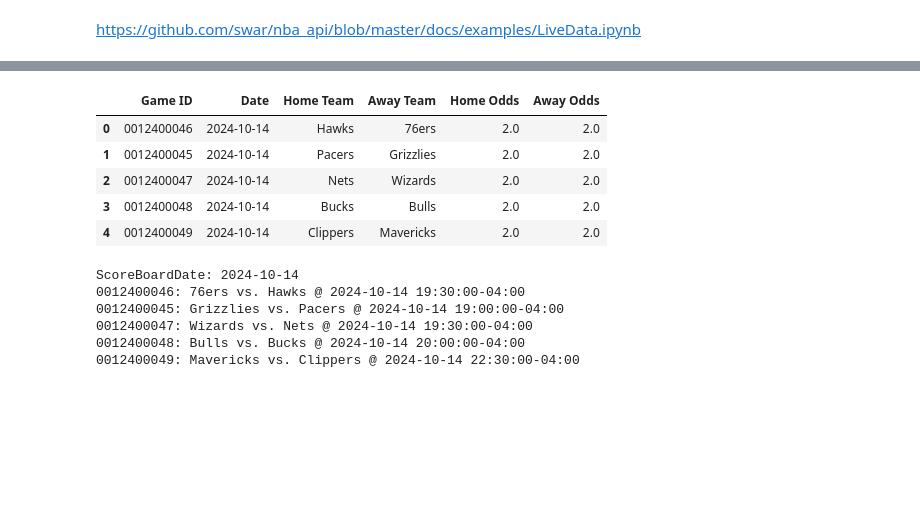
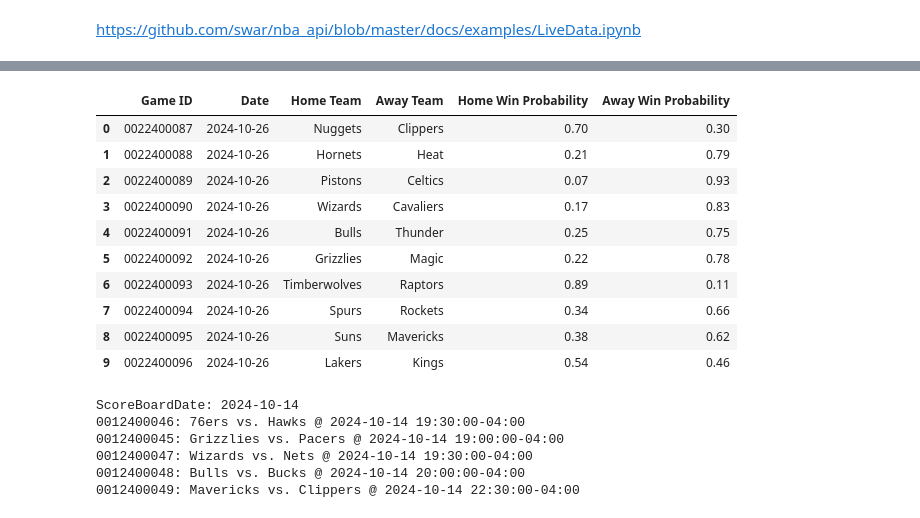
Before and after one commit to slevin48/NBA, a Jupyter notebook: notebook.ipynb, the cells around one changed output, grey strips where cells are left out. Saved outputs shown, nothing was run; the diff lists cells and outputs as text; code cells hidden in the pictures; blank space fills up the shorter version.

Commit message:
Calculate odds

```diff
--- a/notebook.ipynb
+++ b/notebook.ipynb
@@ -119,12 +92,60 @@ def get_today_games():
-# %%
-get_today_games()
-# %% [output]
-|  | Game ID | Date | Home Team | Away Team | Home Odds | Away Odds |
-| 0 | 0012400046 | 2024-10-14 | Hawks | 76ers | 2.0 | 2.0 |
-| 1 | 0012400045 | 2024-10-14 | Pacers | Grizzlies | 2.0 | 2.0 |
-| 2 | 0012400047 | 2024-10-14 | Nets | Wizards | 2.0 | 2.0 |
-| 3 | 0012400048 | 2024-10-14 | Bucks | Bulls | 2.0 | 2.0 |
-| 4 | 0012400049 | 2024-10-14 | Clippers | Mavericks | 2.0 | 2.0 |
+# %%
+import pandas as pd
+from nba_api.live.nba.endpoints import scoreboard
+from datetime import datetime
+
+def calculate_win_probability(elo_a, elo_b):
+    return 1 / (1 + 10 ** ((elo_b - elo_a) / 400))
+
+def get_today_games():
+    today = datetime.now().date()
+    date_str = today.strftime("%Y-%m-%d")
+
+    # Load ELO ratings
+    elo_df = pd.read_csv('elo-2023-24.csv')
+    elo_dict = dict(zip(elo_df['Team'], elo_df['Elo']))
+
+    board = scoreboard.ScoreBoard()
+    games_today = board.games.get_dict()
+
+    games = []
+    for game in games_today:
+        home_team = game['homeTeam']['teamName']
+        away_team = game['awayTeam']['teamName']
+
+        home_elo = elo_dict.get(home_team, 1500)  # Default ELO if not found
+        away_elo = elo_dict.get(away_team, 1500)  # Default ELO if not found
+
+        home_win_prob = round(calculate_win_probability(home_elo, away_elo), 2)
+        away_win_prob = round(1 - home_win_prob, 2)
+
+        game_info = {
+            'Game ID': game['gameId'],
+            'Date': date_str,
+            'Home Team': home_team,
+            'Away Team': away_team,
+            # 'Home ELO': home_elo,
+            # 'Away ELO': away_elo,
+            'Home Win Probability': home_win_prob,
+            'Away Win Probability': away_win_prob
+        }
+        games.append(game_info)
+
+    return pd.DataFrame(games)
+
+get_today_games()
+# %% [output]
+|  | Game ID | Date | Home Team | Away Team | Home Win Probability | Away Win Probability |
+| 0 | 0022400087 | 2024-10-26 | Nuggets | Clippers | 0.70 | 0.30 |
+| 1 | 0022400088 | 2024-10-26 | Hornets | Heat | 0.21 | 0.79 |
+| 2 | 0022400089 | 2024-10-26 | Pistons | Celtics | 0.07 | 0.93 |
+| 3 | 0022400090 | 2024-10-26 | Wizards | Cavaliers | 0.17 | 0.83 |
+| 4 | 0022400091 | 2024-10-26 | Bulls | Thunder | 0.25 | 0.75 |
+| 5 | 0022400092 | 2024-10-26 | Grizzlies | Magic | 0.22 | 0.78 |
+| 6 | 0022400093 | 2024-10-26 | Timberwolves | Raptors | 0.89 | 0.11 |
+| 7 | 0022400094 | 2024-10-26 | Spurs | Rockets | 0.34 | 0.66 |
+| 8 | 0022400095 | 2024-10-26 | Suns | Mavericks | 0.38 | 0.62 |
+| 9 | 0022400096 | 2024-10-26 | Lakers | Kings | 0.54 | 0.46 |
 # %%
 # Query nba.live.endpoints.scoreboard and  list games in localTimeZone
 from datetime import datetime, timezone
```
Also changed, not shown: parts of 20 cells of this notebook, 5 other files.
